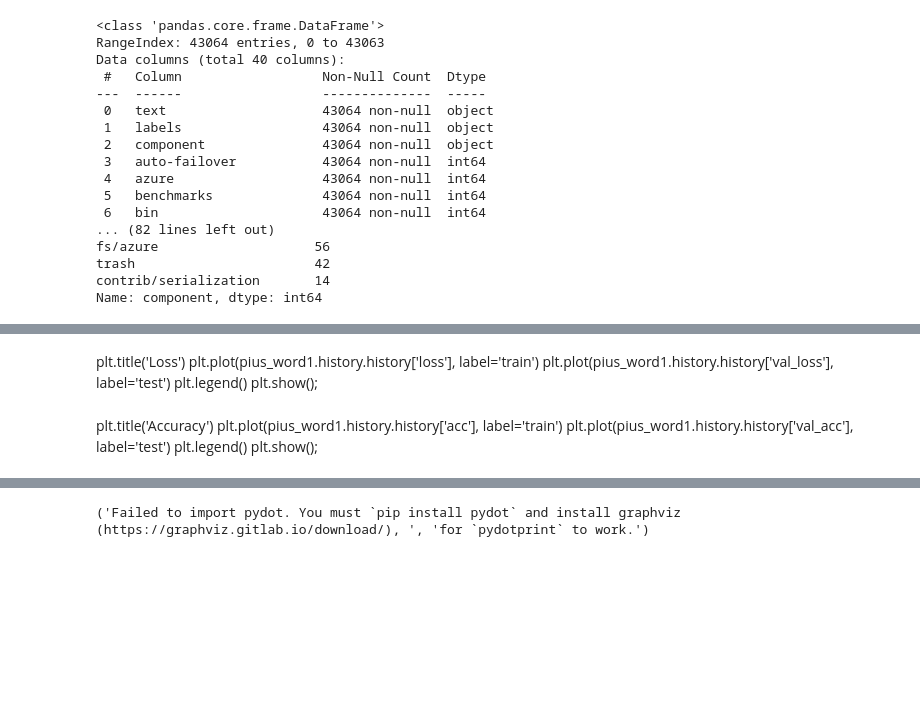
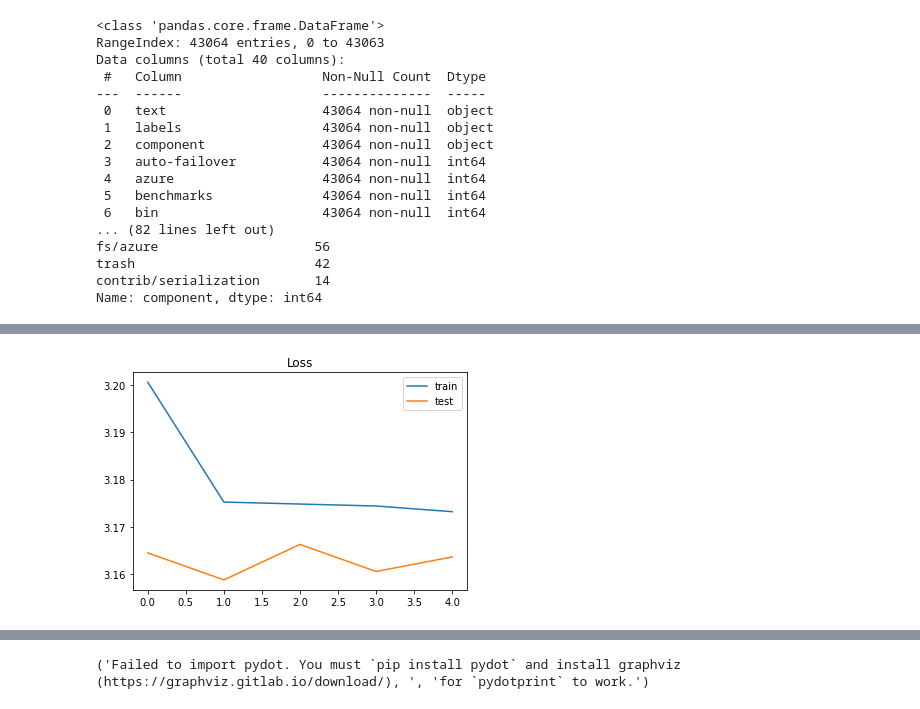
Before and after one commit to a22106/NLP-with-Python, a Jupyter notebook: LSTM_NLP_Classification_hadoop.ipynb, the cells around one changed output, grey strips where cells are left out. Cells and saved outputs as stored; diff of their text form; code cells hidden in the pictures; blank space fills up the shorter version.

```diff
--- a/LSTM_NLP_Classification_hadoop.ipynb
+++ b/LSTM_NLP_Classification_hadoop.ipynb
@@ -93,6 +93,7 @@ class Lstm_issue():
         for x in range(len(self.df.component)):
             self.df.component[x] = self.df.component[x].split(',')[0]
 
+        self.Y = pd.get_dummies(self.df[set(self.df.component)])
         print(self.df.component.value_counts())
 
     def print_plot(self, index):
@@ -129,8 +130,6 @@ class Lstm_issue():
         self.df['text'] = refined_data
         self.df['text'] = self.df['text'].str.replace('\d+', '')
 
-
-
     def tokenize_df(self):
         '''# The maximum number of words to be used. (most frequent)
         MAX_NB_WORDS = 50000
@@ -160,7 +159,10 @@ class Lstm_issue():
             test_index = test_index + iidf2
 
         # labeling y
-        self.Y = pd.get_dummies(self.df['component'])
+        #self.Y = pd.get_dummies(self.df['component'])
+        df_compset = list(set(self.df.component.values))
+        #self.Y = pd.get_dummies(self.df[set(self.df.component)])
+        #self.Y = pd.get_dummies(self.df['fs'])
 
         self.X_train = self.df['text'].drop(test_index)
         self.X_train = self.X_train.sample(frac=1).reset_index(drop=True)
@@ -172,7 +174,6 @@ class Lstm_issue():
         self.Y_train = self.Y_train.sample(frac=1).reset_index(drop=True)
         self.Y_test = self.Y.drop(X_train_index)
         self.Y_test = self.Y_test.sample(frac=1).reset_index(drop=True)
-
         # tokenize x, y
         self.X_train = self.tokenizer.texts_to_sequences(self.X_train.values)
         #self.X = self.tokenizer.texts_to_sequences(df_text_ori)
@@ -191,8 +192,8 @@ class Lstm_issue():
         self.Y_ori = pd.get_dummies(self.Y_ori).values
         print('Shape of label tensor:', self.Y_ori.shape)
 
-        print('xori, yori: ', self.X_ori.shape, self.Y_ori.shape)
-        #self.X_train_ori, self.X_test_ori, self.Y_train_ori, self.Y_test_ori = train_test_split(self.X_ori, self.Y_ori, test_size=0.2, random_state=42)
+        '''print('xori, yori: ', self.X_ori.shape, self.Y_ori.shape)
+        self.X_train_ori, self.X_test_ori, self.Y_train_ori, self.Y_test_ori = train_test_split(self.X_ori, self.Y_ori, test_size=0.2, random_state=42)'''
 
         '''self.Y_train = pd.get_dummies(self.Y_train).values
         self.Y_test = pd.get_dummies(self.Y_test).values'''
@@ -208,7 +209,7 @@ class Lstm_issue():
         self.model.add(SpatialDropout1D(0.2))
         self.model.add(LSTM(100, dropout=0.2, recurrent_dropout=0.2))
         self.model.add(Dense(37, activation='softmax'))
-        self.model.compile(loss='categorical_crossentropy', optimizer='adam', metrics=[tf.keras.metrics.Recall(top_k = 15)])
+        self.model.compile(loss='categorical_crossentropy', optimizer='adam', metrics=[tf.keras.metrics.Recall(top_k = 15), 'accuracy'])
 
     def run_model(self):
         epochs = 5
@@ -292,12 +368,8 @@ Test set
-# %% [markdown]
-plt.title('Loss')
-plt.plot(pius_word1.history.history['loss'], label='train')
-plt.plot(pius_word1.history.history['val_loss'], label='test')
-plt.legend()
-plt.show();
-# %% [markdown]
-plt.title('Accuracy')
-plt.plot(pius_word1.history.history['acc'], label='train')
-plt.plot(pius_word1.history.history['val_acc'], label='test')
-plt.legend()
-plt.show();
+# %%
+plt.title('Loss')
+plt.plot(pius_word1.history.history['loss'], label='train')
+plt.plot(pius_word1.history.history['val_loss'], label='test')
+plt.legend()
+plt.show();
+# %% [output]
+[figure, added]
```
Also changed, not shown: parts of 9 cells of this notebook.
